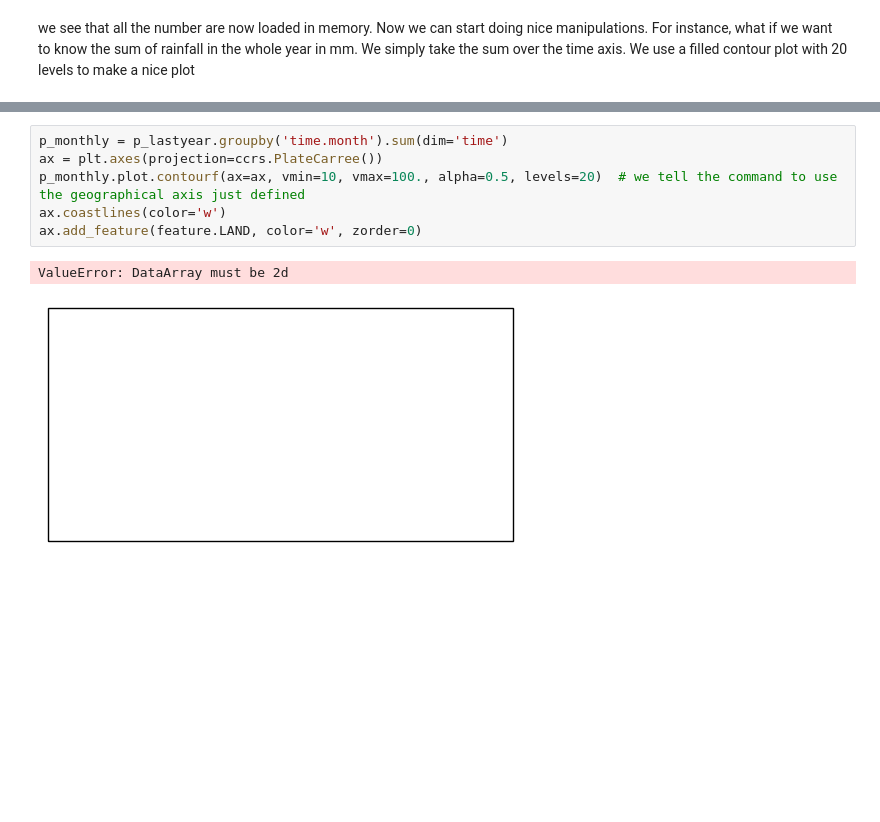
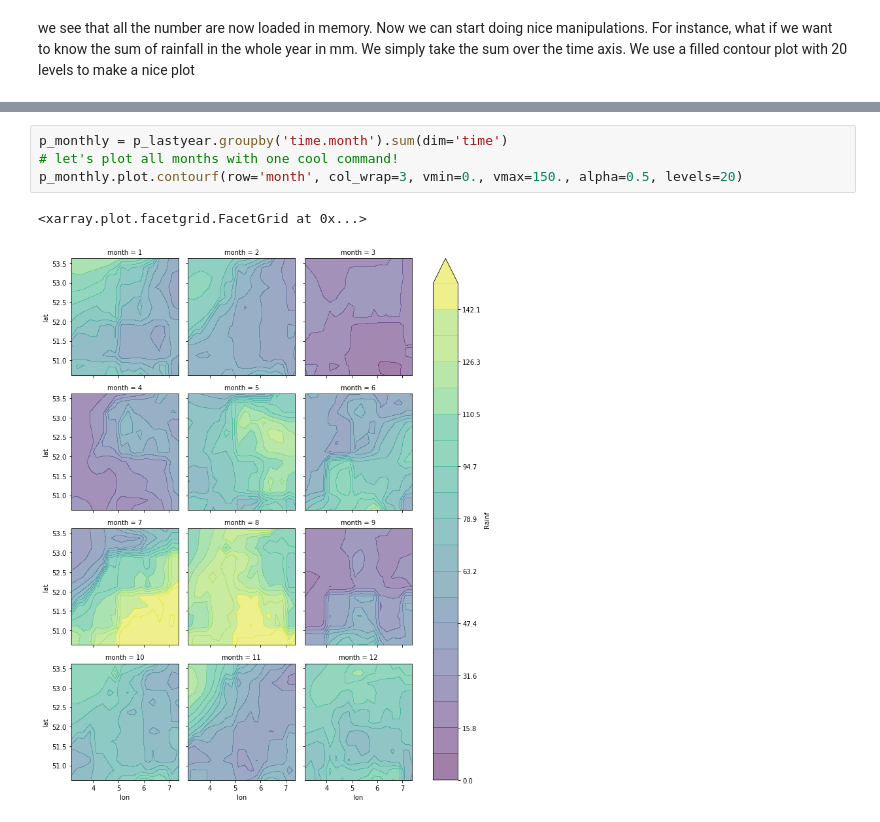
Before and after one commit to hcwinsemius/hydrology_computing, a Jupyter notebook: OPeNDAP_retrieval_analysis.ipynb, the cells around one changed output, grey strips where cells are left out. Saved outputs shown, nothing was run; the diff lists cells and outputs as text; blank space fills up the shorter version.

```diff
--- a/OPeNDAP_retrieval_analysis.ipynb
+++ b/OPeNDAP_retrieval_analysis.ipynb
@@ -172,9 +177,7 @@ What about monthly averages? That we can do by grouping all time steps per month
-# %%
-p_monthly = p_lastyear.groupby('time.month').sum(dim='time')
-ax = plt.axes(projection=ccrs.PlateCarree())
-p_monthly.plot.contourf(ax=ax, vmin=10, vmax=100., alpha=0.5, levels=20)  # we tell the command to use the geographical axis just defined
-ax.coastlines(color='w')
-ax.add_feature(feature.LAND, color='w', zorder=0)
-# %% [output]
-ValueError: DataArray must be 2d
-[figure, removed]
+# %%
+p_monthly = p_lastyear.groupby('time.month').sum(dim='time')
+# let's plot all months with one cool command!
+p_monthly.plot.contourf(row='month', col_wrap=3, vmin=0., vmax=150., alpha=0.5, levels=20)
+# %% [output]
+<xarray.plot.facetgrid.FacetGrid at 0x...>
+[figure, added]
```
Also changed, not shown: parts of 15 cells of this notebook.
